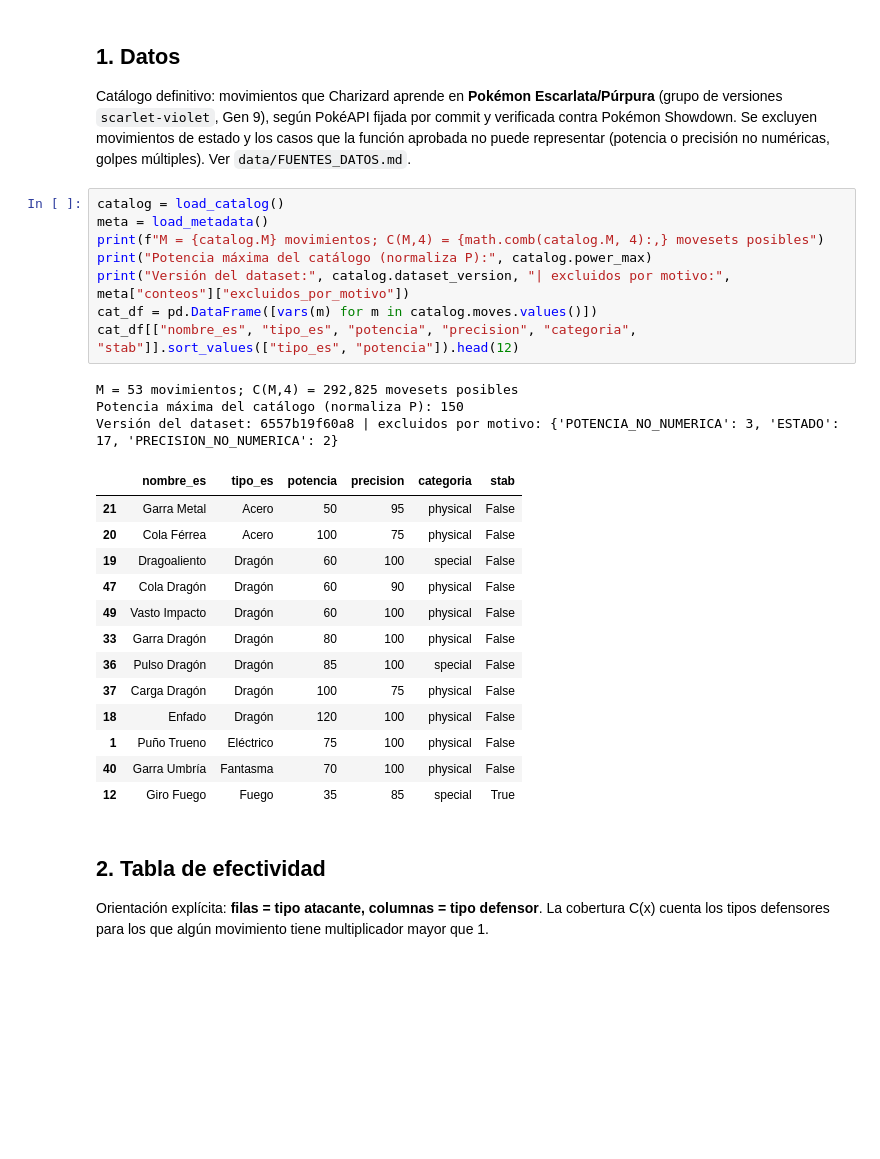
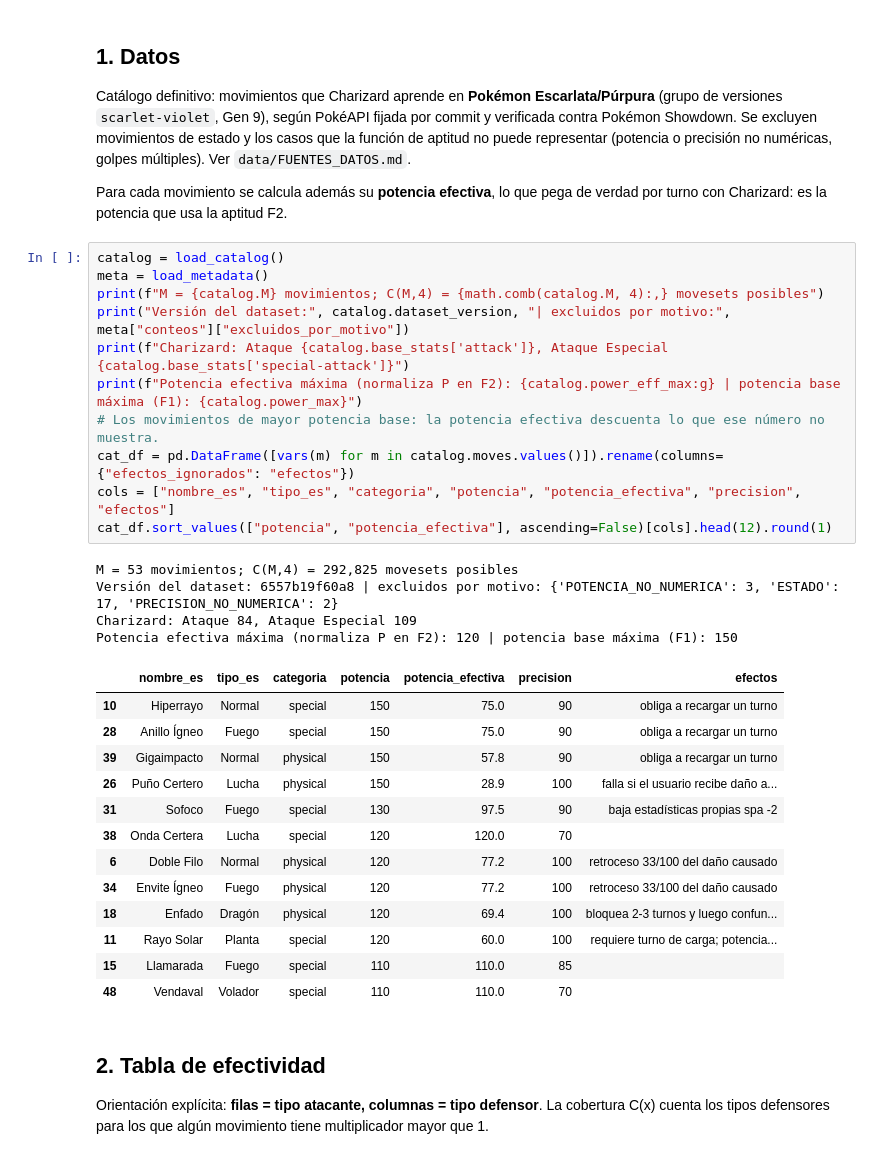
Before and after one commit to PabloV2003/tp2-charizard-ga, a Jupyter notebook: notebooks/tp2_charizard.ipynb, the cells around one changed output. Cells and saved outputs as stored; diff of their text form; blank space fills up the shorter version.

```diff
--- a/notebooks/tp2_charizard.ipynb
+++ b/notebooks/tp2_charizard.ipynb
@@ -40,33 +42,40 @@ Raíz del proyecto: entrega_final
 
 Catálogo definitivo: movimientos que Charizard aprende en **Pokémon Escarlata/Púrpura** (grupo de versiones
 `scarlet-violet`, Gen 9), según PokéAPI fijada por commit y verificada contra Pokémon Showdown. Se excluyen
-movimientos de estado y los casos que la función aprobada no puede representar (potencia o precisión no
+movimientos de estado y los casos que la función de aptitud no puede representar (potencia o precisión no
 numéricas, golpes múltiples). Ver `data/FUENTES_DATOS.md`.
+
+Para cada movimiento se calcula además su **potencia efectiva**, lo que pega de verdad por turno con Charizard:
+es la potencia que usa la aptitud F2.
 # %%
 catalog = load_catalog()
 meta = load_metadata()
 print(f"M = {catalog.M} movimientos; C(M,4) = {math.comb(catalog.M, 4):,} movesets posibles")
-print("Potencia máxima del catálogo (normaliza P):", catalog.power_max)
 print("Versión del dataset:", catalog.dataset_version, "| excluidos por motivo:", meta["conteos"]["excluidos_por_motivo"])
-cat_df = pd.DataFrame([vars(m) for m in catalog.moves.values()])
-cat_df[["nombre_es", "tipo_es", "potencia", "precision", "categoria", "stab"]].sort_values(["tipo_es", "potencia"]).head(12)
+print(f"Charizard: Ataque {catalog.base_stats['attack']}, Ataque Especial {catalog.base_stats['special-attack']}")
+print(f"Potencia efectiva máxima (normaliza P en F2): {catalog.power_eff_max:g} | potencia base máxima (F1): {catalog.power_max}")
+# Los movimientos de mayor potencia base: la potencia efectiva descuenta lo que ese número no muestra.
+cat_df = pd.DataFrame([vars(m) for m in catalog.moves.values()]).rename(columns={"efectos_ignorados": "efectos"})
+cols = ["nombre_es", "tipo_es", "categoria", "potencia", "potencia_efectiva", "precision", "efectos"]
+cat_df.sort_values(["potencia", "potencia_efectiva"], ascending=False)[cols].head(12).round(1)
 # %% [output]
 M = 53 movimientos; C(M,4) = 292,825 movesets posibles
-Potencia máxima del catálogo (normaliza P): 150
 Versión del dataset: 6557b19f60a8 | excluidos por motivo: {'POTENCIA_NO_NUMERICA': 3, 'ESTADO': 17, 'PRECISION_NO_NUMERICA': 2}
+Charizard: Ataque 84, Ataque Especial 109
+Potencia efectiva máxima (normaliza P en F2): 120 | potencia base máxima (F1): 150
-|  | nombre_es | tipo_es | potencia | precision | categoria | stab |
-| 21 | Garra Metal | Acero | 50 | 95 | physical | False |
-| 20 | Cola Férrea | Acero | 100 | 75 | physical | False |
-| 19 | Dragoaliento | Dragón | 60 | 100 | special | False |
-| 47 | Cola Dragón | Dragón | 60 | 90 | physical | False |
-| 49 | Vasto Impacto | Dragón | 60 | 100 | physical | False |
-| 33 | Garra Dragón | Dragón | 80 | 100 | physical | False |
-| 36 | Pulso Dragón | Dragón | 85 | 100 | special | False |
-| 37 | Carga Dragón | Dragón | 100 | 75 | physical | False |
-| 18 | Enfado | Dragón | 120 | 100 | physical | False |
-| 1 | Puño Trueno | Eléctrico | 75 | 100 | physical | False |
-| 40 | Garra Umbría | Fantasma | 70 | 100 | physical | False |
-| 12 | Giro Fuego | Fuego | 35 | 85 | special | True |
+|  | nombre_es | tipo_es | categoria | potencia | potencia_efectiva | precision | efectos |
+| 10 | Hiperrayo | Normal | special | 150 | 75.0 | 90 | obliga a recargar un turno |
+| 28 | Anillo Ígneo | Fuego | special | 150 | 75.0 | 90 | obliga a recargar un turno |
+| 39 | Gigaimpacto | Normal | physical | 150 | 57.8 | 90 | obliga a recargar un turno |
+| 26 | Puño Certero | Lucha | physical | 150 | 28.9 | 100 | falla si el usuario recibe daño a... |
+| 31 | Sofoco | Fuego | special | 130 | 97.5 | 90 | baja estadísticas propias spa -2 |
+| 38 | Onda Certera | Lucha | special | 120 | 120.0 | 70 |  |
+| 6 | Doble Filo | Normal | physical | 120 | 77.2 | 100 | retroceso 33/100 del daño causado |
+| 34 | Envite Ígneo | Fuego | physical | 120 | 77.2 | 100 | retroceso 33/100 del daño causado |
+| 18 | Enfado | Dragón | physical | 120 | 69.4 | 100 | bloquea 2-3 turnos y luego confun... |
+| 11 | Rayo Solar | Planta | special | 120 | 60.0 | 100 | requiere turno de carga; potencia... |
+| 15 | Llamarada | Fuego | special | 110 | 110.0 | 85 |  |
+| 48 | Vendaval | Volador | special | 110 | 110.0 | 70 |  |
 # %% [markdown]
 ## 2. Tabla de efectividad
 
```
Also changed, not shown: parts of 13 cells of this notebook, 16 other files.
